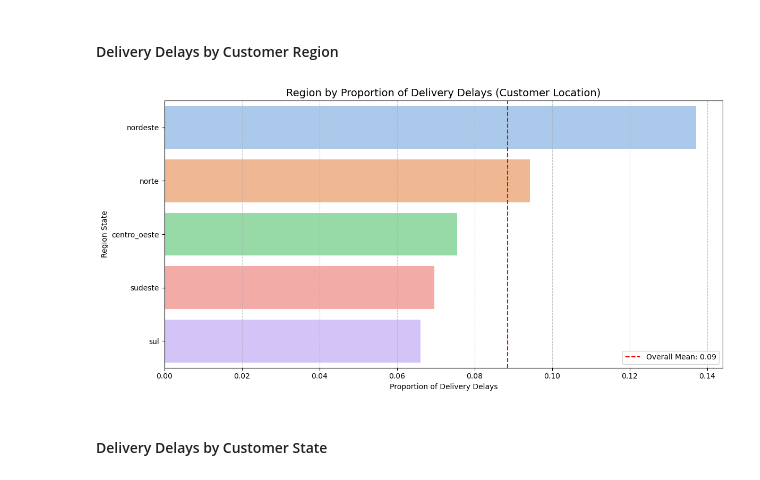
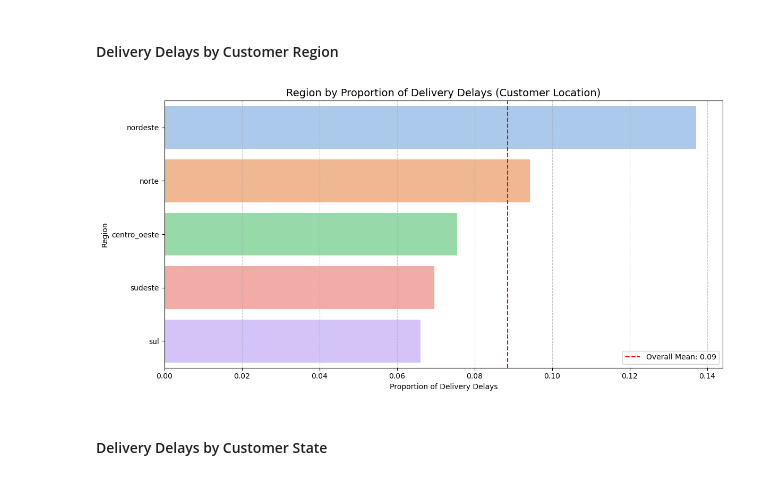
Before and after one commit to rickaof/Portfolio, a Jupyter notebook: Ecommerce_Analysis/notebooks/data_preparation.ipynb, the cells around one changed output. Saved outputs shown, nothing was run; the diff lists cells and outputs as text; code cells hidden in the pictures.

```diff
--- a/Ecommerce_Analysis/notebooks/data_preparation.ipynb
+++ b/Ecommerce_Analysis/notebooks/data_preparation.ipynb
@@ -546,34 +546,34 @@ df_merged["customer_region"] = df_merged["customer_state"].map(state_to_region).
 # %%
 # Filter only delayed orders (calculate the mean delay rate per region)
 delayed_orders_region = df_merged.groupby("customer_region")["is_late"].mean()
 
 # Sort and select the region with the highest delay proportions.
 top_region = delayed_orders_region.sort_values(ascending=False)
 
 # Reset index to turn it into a DataFrame
 top_region = top_region.reset_index()
 top_region.rename(columns={"is_late": "delayed_orders_region"}, inplace=True)
 
 # Calculate the overall average delay rate
 overall_mean_delay = delayed_orders_region.mean()
 
 # Plot delay percentage by customer region
 plt.figure(figsize=(12,6))
 sns.barplot(x='delayed_orders_region', y='customer_region', data = top_region, palette='pastel')
 
 # Add a vertical line for the overall mean
 plt.axvline(x=overall_mean_delay, color='red', linestyle='--', label=f'Overall Mean: {overall_mean_delay:.2f}')
 
 # Plot settings
 plt.title('Region by Proportion of Delivery Delays (Customer Location)', fontsize=14)
 plt.xlabel('Proportion of Delivery Delays')
-plt.ylabel('Region State')
+plt.ylabel('Region')
 plt.grid(axis='x', linestyle='--', alpha=0.7)
 plt.legend()
 plt.tight_layout()
 plt.show()
 # %% [output]
-[figure, old version]
+[figure, new version]
 # %% [markdown]
 #### Delivery Delays by Customer State
 # %%
```
Also changed, not shown: parts of 8 cells of this notebook.
